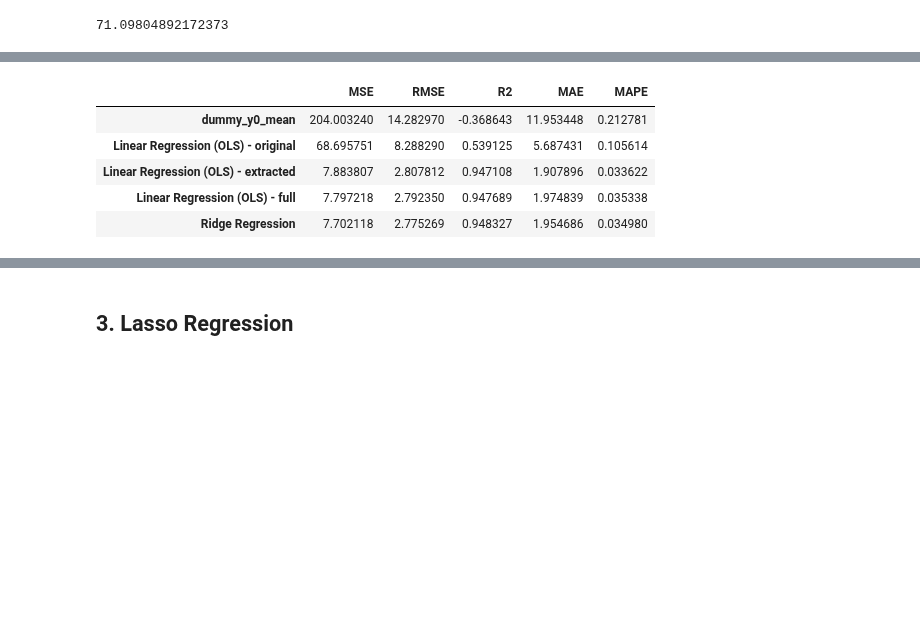
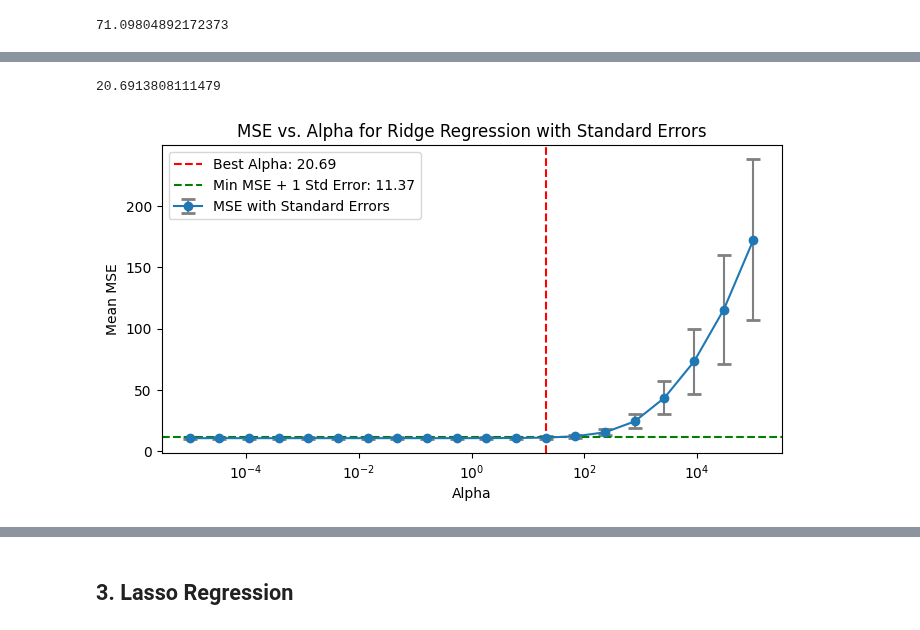
Before and after one commit to MDS-Mountain-Club/MDS_ML_Project, a Jupyter notebook: Regression/linear_regression.ipynb, the cells around one changed output, grey strips where cells are left out. Drawn from its saved outputs; the diff is of its cells as text; code cells hidden in the pictures; blank space fills up the shorter version.

```diff
--- a/Regression/linear_regression.ipynb
+++ b/Regression/linear_regression.ipynb
@@ -225,12 +209,0 @@ Best ridge alpha is: 1e-05 with MSE of -9.844743446330071
-# %%
-# 4a. Evaluate
-y_pred_ridge = ridge_model.predict(X_test)
-model_eval = add_model_eval(model_eval, 'Ridge Regression', y_test, y_pred_ridge)
-pd.DataFrame(model_eval).T
-# %% [output]
-|  | MSE | RMSE | R2 | MAE | MAPE |
-| dummy_y0_mean | 204.003240 | 14.282970 | -0.368643 | 11.953448 | 0.212781 |
-| Linear Regression (OLS) - original | 68.695751 | 8.288290 | 0.539125 | 5.687431 | 0.105614 |
-| Linear Regression (OLS) - extracted | 7.883807 | 2.807812 | 0.947108 | 1.907896 | 0.033622 |
-| Linear Regression (OLS) - full | 7.797218 | 2.792350 | 0.947689 | 1.974839 | 0.035338 |
-| Ridge Regression | 7.702118 | 2.775269 | 0.948327 | 1.954686 | 0.034980 |
@@ -236,0 +227,26 @@ pd.DataFrame(model_eval).T
+# %%
+# Choose alpha based on One Standard Error Rule: min MSE + 1SE
+df_ridge_scores = pd.DataFrame(ridge_scores)
+within_one_std = df_ridge_scores['avg_mse'].min() + df_ridge_scores['std_errors'][df_ridge_scores['avg_mse'].idxmin()]
+best_alpha_ridge = max([df_ridge_scores['alphas'][i] for i, mse in enumerate(df_ridge_scores['avg_mse']) if mse <= within_one_std])
+best_alpha_ridge
+# %% [output]
+20.6913808111479
+# %%
+# Plotting MSE vs Alpha with standard error bars
+fig, axes = plt.subplots(figsize=(8, 4))
+plt.errorbar(ridge_scores['alphas'], ridge_scores['avg_mse'], yerr=ridge_scores['std_errors'], fmt='-o', ecolor='gray', capsize=5, capthick=2, label='MSE with Standard Errors')
+
+# Alpha and MSE lines for chosen point
+plt.axvline(x=best_alpha_ridge, color='red', linestyle='--', label=f'Best Alpha: {round(best_alpha_ridge,2)}')
+plt.axhline(y=within_one_std, color='green', linestyle='--', label=f'Min MSE + 1 Std Error: {round(within_one_std,2)}')
+
+# Plot customizations
+plt.xlabel('Alpha')
+plt.ylabel('Mean MSE')
+plt.xscale('log')  # Alpha values are on a logarithmic scale
+plt.title('MSE vs. Alpha for Ridge Regression with Standard Errors')
+plt.legend()
+plt.show()
+# %% [output]
+[figure, added]
```
Also changed, not shown: parts of 39 cells of this notebook.
